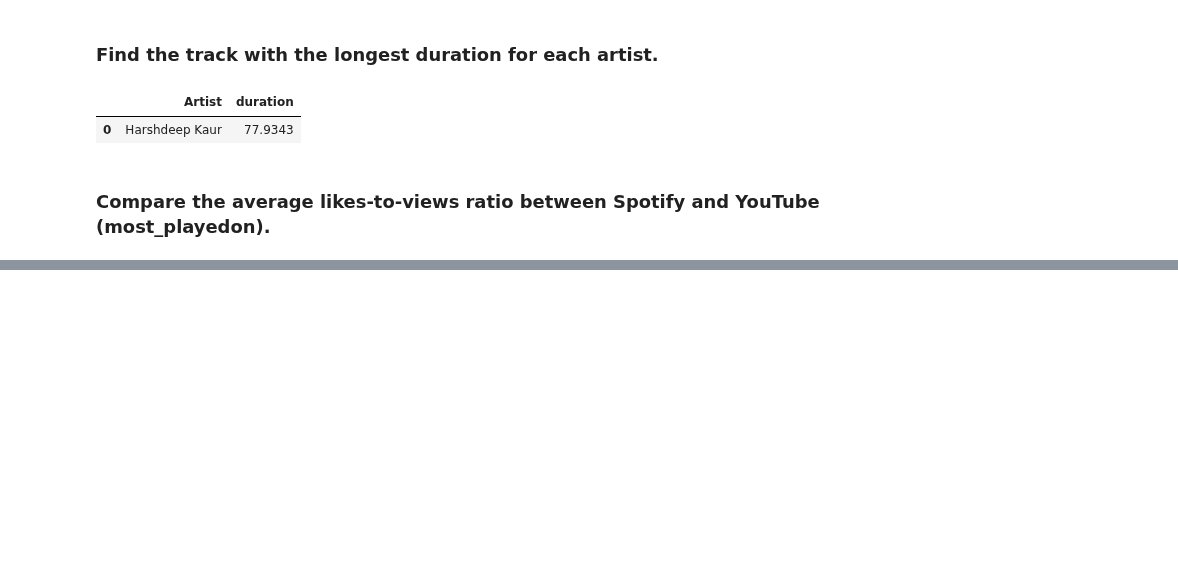
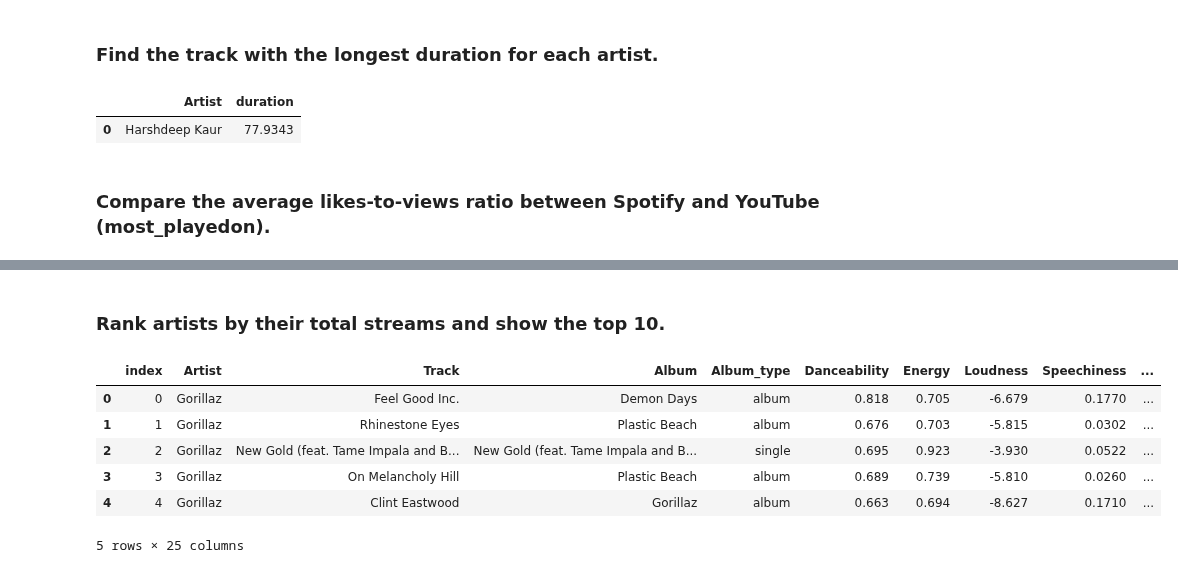
Before and after one commit to Himmu5/data-analysis, a Jupyter notebook: notebooks/spotify_analysis.ipynb, the cells around one changed output, grey strips where cells are left out. Saved outputs shown, nothing was run; the diff lists cells and outputs as text; code cells hidden in the pictures; blank space fills up the shorter version.

Commit message:
feat: added Data analysis for sportify data

```diff
--- a/notebooks/spotify_analysis.ipynb
+++ b/notebooks/spotify_analysis.ipynb
@@ -159,0 +170,12 @@ sort_on_duration
+# %% [markdown]
+### Rank artists by their total streams and show the top 10.
+# %%
+spotify_data.head()
+# %% [output]
+|  | index | Artist | Track | Album | Album_type | Danceability | Energy | Loudness | Speechiness | ... |
+| 0 | 0 | Gorillaz | Feel Good Inc. | Demon Days | album | 0.818 | 0.705 | -6.679 | 0.1770 | ... |
+| 1 | 1 | Gorillaz | Rhinestone Eyes | Plastic Beach | album | 0.676 | 0.703 | -5.815 | 0.0302 | ... |
+| 2 | 2 | Gorillaz | New Gold (feat. Tame Impala and B... | New Gold (feat. Tame Impala and B... | single | 0.695 | 0.923 | -3.930 | 0.0522 | ... |
+| 3 | 3 | Gorillaz | On Melancholy Hill | Plastic Beach | album | 0.689 | 0.739 | -5.810 | 0.0260 | ... |
+| 4 | 4 | Gorillaz | Clint Eastwood | Gorillaz | album | 0.663 | 0.694 | -8.627 | 0.1710 | ... |
+5 rows × 25 columns
```
Also changed, not shown: parts of 13 cells of this notebook.
